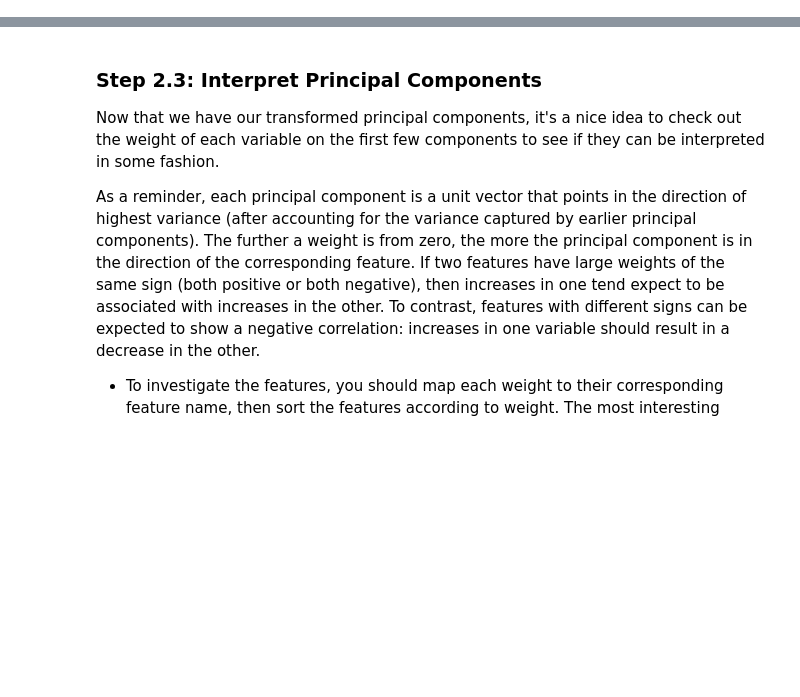
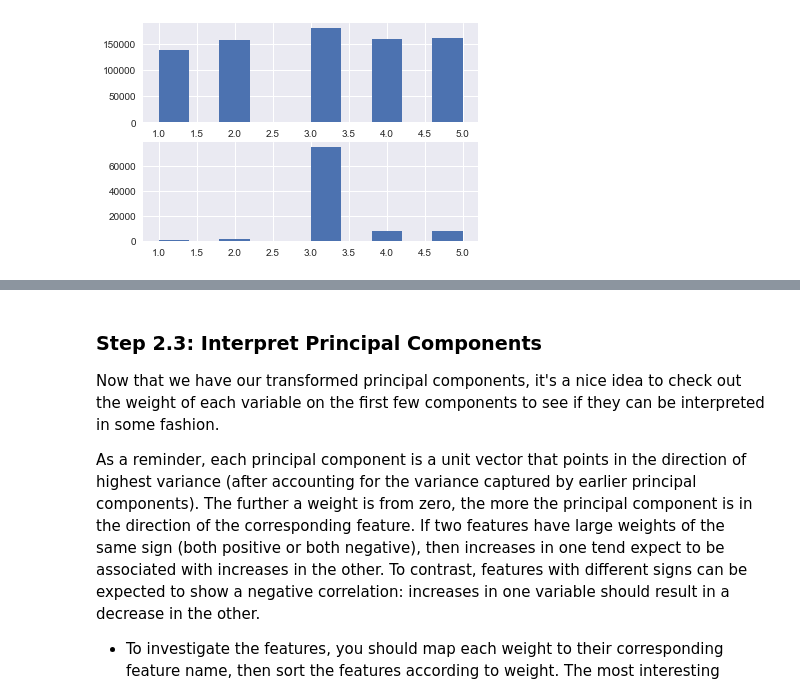
Before and after one commit to JalenYes/Unsupervised-Learning-Identify-Customer-Segments-with-Arvato, a Jupyter notebook: Identify_Customer_Segments.ipynb, the cells around one changed output, grey strips where cells are left out. Cells and saved outputs as stored; diff of their text form; code cells hidden in the pictures; blank space fills up the shorter version.

```diff
--- a/Identify_Customer_Segments.ipynb
+++ b/Identify_Customer_Segments.ipynb
@@ -562,0 +229,10 @@ few_missing_pca = pca.fit_transform(few_missing)
+# %%
+fig1 = plt.figure()
+ax1 = fig1.add_subplot(211)
+ax1.hist(azdias1['FINANZ_MINIMALIST'])
+ax2 = fig1.add_subplot(212)
+ax2.hist(azdias2['FINANZ_MINIMALIST'])
+
+plt.show()
+# %% [output]
+[figure, added]
```
Also changed, not shown: parts of 159 cells of this notebook, 1 other file.
